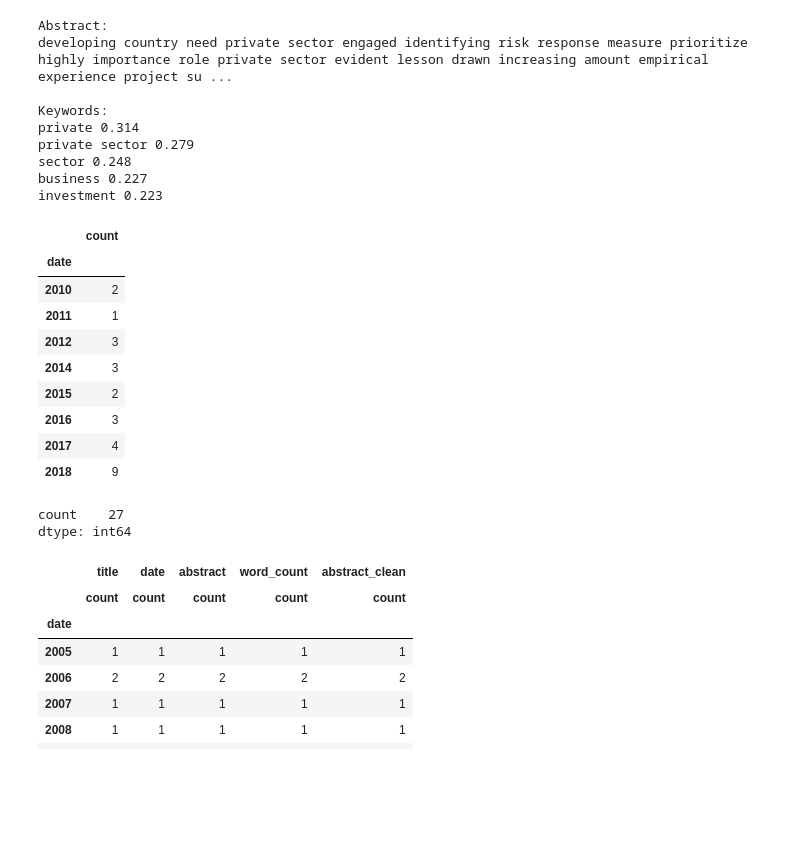
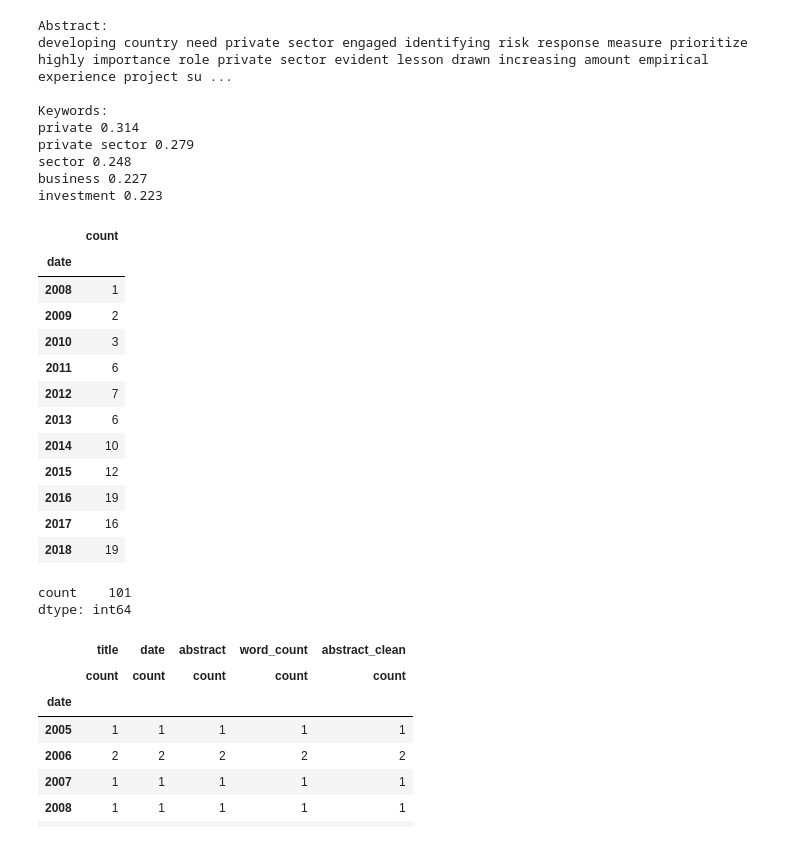
Before and after one commit to urschrei/WIREs, a Jupyter notebook: WIREs.ipynb, the cells around one changed output. Saved outputs shown, nothing was run; the diff lists cells and outputs as text; code cells hidden in the pictures; blank space fills up the shorter version.

```diff
--- a/WIREs.ipynb
+++ b/WIREs.ipynb
@@ -489,24 +489,27 @@ sector 0.248
 business 0.227
 investment 0.223
 # %%
-df[df.abstract_clean.str.contains("rise")].date.groupby(df.date.dt.year).agg({"count"})
+df[df.abstract_clean.str.contains("risk")].date.groupby(df.date.dt.year).agg({"count"})
 # %% [output]
 |  | count |
 | date |  |
-| 2010 | 2 |
-| 2011 | 1 |
-| 2012 | 3 |
-| 2014 | 3 |
-| 2015 | 2 |
-| 2016 | 3 |
-| 2017 | 4 |
-| 2018 | 9 |
+| 2008 | 1 |
+| 2009 | 2 |
+| 2010 | 3 |
+| 2011 | 6 |
+| 2012 | 7 |
+| 2013 | 6 |
+| 2014 | 10 |
+| 2015 | 12 |
+| 2016 | 19 |
+| 2017 | 16 |
+| 2018 | 19 |
 # %%
-df[df.abstract_clean.str.contains("rise")].date.groupby(df.date.dt.year).agg(
+df[df.abstract_clean.str.contains("risk")].date.groupby(df.date.dt.year).agg(
     {"count"}
 ).sum()
 # %% [output]
-count    27
+count    101
 dtype: int64
 # %%
 df.groupby(df.date.dt.year).agg({"count"})
```
Also changed, not shown: parts of 14 cells of this notebook, 4 other files.
